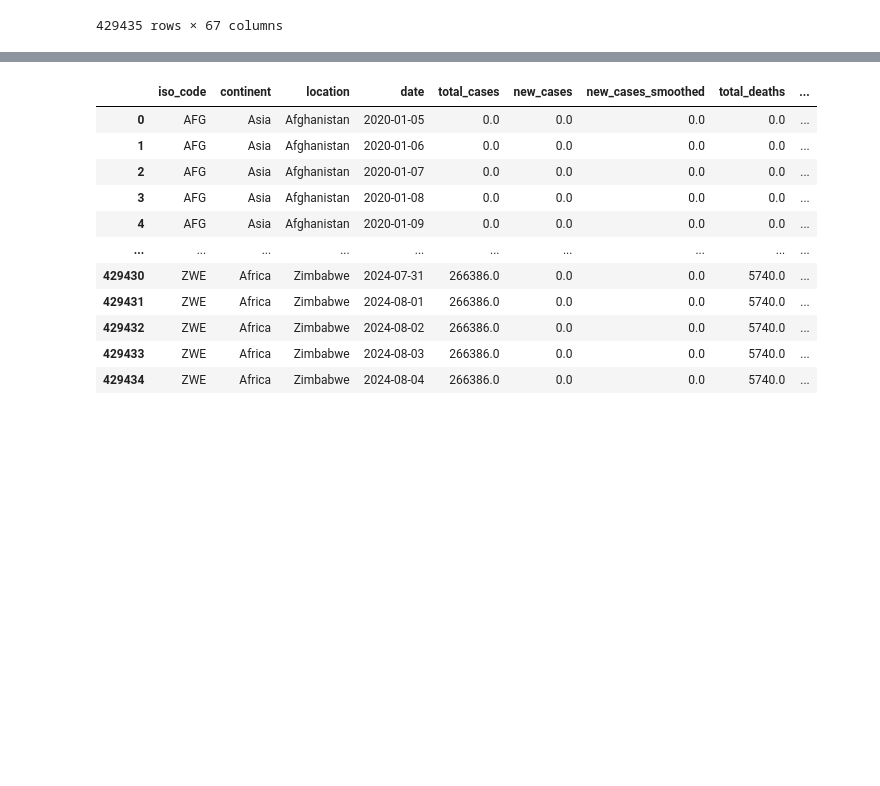
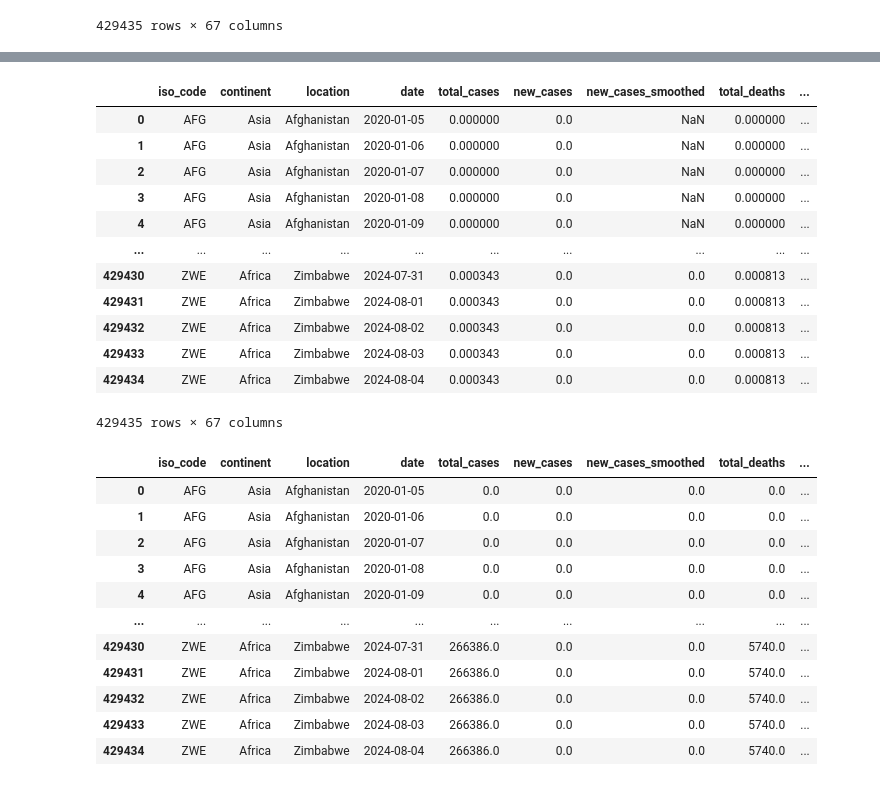
Before and after one commit to mjchav/3337COVID, a Jupyter notebook: groupproj.ipynb, the cells around one changed output, grey strips where cells are left out. Saved outputs shown, nothing was run; the diff lists cells and outputs as text; code cells hidden in the pictures; blank space fills up the shorter version.

```diff
--- a/groupproj.ipynb
+++ b/groupproj.ipynb
@@ -42 +47,19 @@ array(['Afghanistan', 'Africa', 'Albania', 'Algeria', 'American Samoa',
+# %%
+stand_df.loc[:,cols] = scaler.fit_transform(stand_df[cols])#fit and transform scaler to stand_df
+stand_df = stand_df.sort_index()#sort stand_df to normal
+stand_df
+# %% [output]
+|  | iso_code | continent | location | date | total_cases | new_cases | new_cases_smoothed | total_deaths | ... |
+| 0 | AFG | Asia | Afghanistan | 2020-01-05 | 0.000000 | 0.0 | NaN | 0.000000 | ... |
+| 1 | AFG | Asia | Afghanistan | 2020-01-06 | 0.000000 | 0.0 | NaN | 0.000000 | ... |
+| 2 | AFG | Asia | Afghanistan | 2020-01-07 | 0.000000 | 0.0 | NaN | 0.000000 | ... |
+| 3 | AFG | Asia | Afghanistan | 2020-01-08 | 0.000000 | 0.0 | NaN | 0.000000 | ... |
+| 4 | AFG | Asia | Afghanistan | 2020-01-09 | 0.000000 | 0.0 | NaN | 0.000000 | ... |
+| ... | ... | ... | ... | ... | ... | ... | ... | ... | ... |
+| 429430 | ZWE | Africa | Zimbabwe | 2024-07-31 | 0.000343 | 0.0 | 0.0 | 0.000813 | ... |
+| 429431 | ZWE | Africa | Zimbabwe | 2024-08-01 | 0.000343 | 0.0 | 0.0 | 0.000813 | ... |
+| 429432 | ZWE | Africa | Zimbabwe | 2024-08-02 | 0.000343 | 0.0 | 0.0 | 0.000813 | ... |
+| 429433 | ZWE | Africa | Zimbabwe | 2024-08-03 | 0.000343 | 0.0 | 0.0 | 0.000813 | ... |
+| 429434 | ZWE | Africa | Zimbabwe | 2024-08-04 | 0.000343 | 0.0 | 0.0 | 0.000813 | ... |
+429435 rows × 67 columns
 # %%
```
Also changed, not shown: parts of 4 cells of this notebook.
